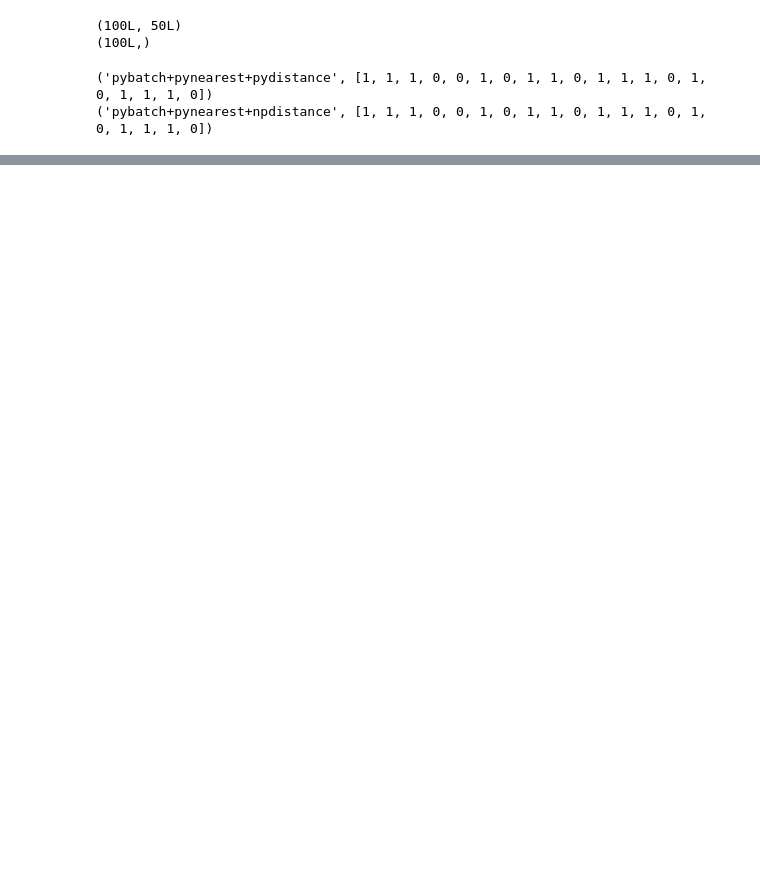
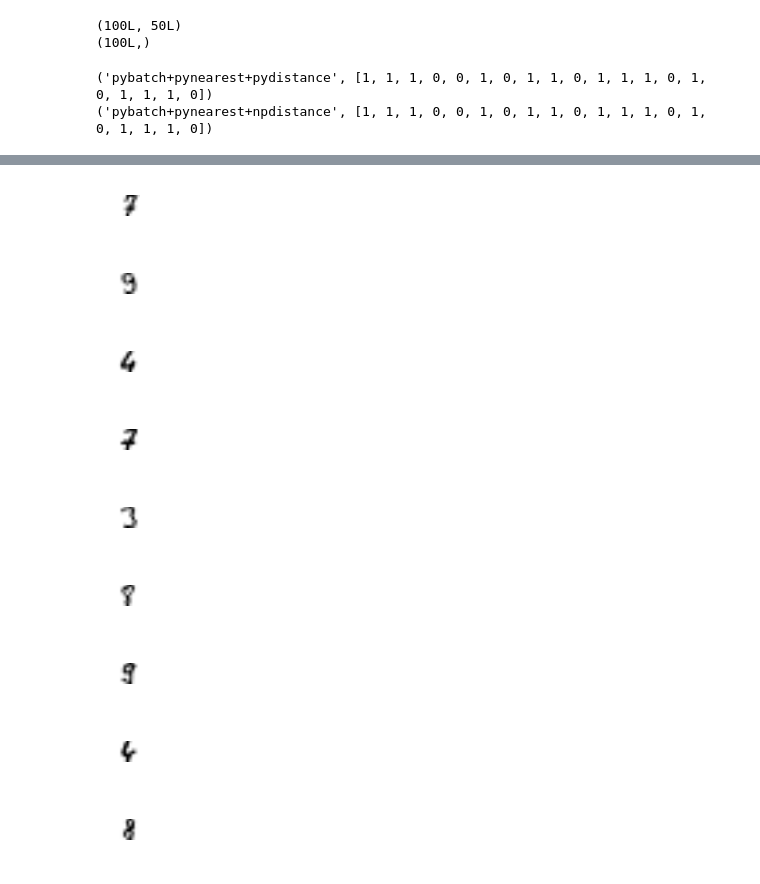
Before and after one commit to florianGithub/PyML, a Jupyter notebook: sheet_20171027_8pm/sheet2_draft.ipynb, the cells around one changed output, grey strips where cells are left out. Cells and saved outputs as stored; diff of their text form; code cells hidden in the pictures; blank space fills up the shorter version.

```diff
--- a/sheet_20171027_8pm/sheet2_draft.ipynb
+++ b/sheet_20171027_8pm/sheet2_draft.ipynb
@@ -205,0 +211,22 @@ plt.legend()
+# %%
+picsFlat,labels = data.digits()
+# %%
+for indexPic in range(9):#for 100 I get a memory warning.
+    picFlat = picsFlat[indexPic]
+    picMatrix = picFlat.reshape(8,8)
+    fig = plt.figure()
+    plt.imshow(picMatrix, interpolation='bilinear', cmap='Greys' )
+    #fig,axes = plt.subplots(3,3)
+    #axes[int(indexPic/3),indexPic%3].imshow(picMatrix, interpolation='bilinear', cmap='Greys' )
+    plt.axis('off')
+    fig.set_size_inches(0.3,0.3)
+# %% [output]
+[figure, added]
+[figure, added]
+[figure, added]
+[figure, added]
+[figure, added]
+[figure, added]
+[figure, added]
+[figure, added]
+[figure, added]
```
Also changed, not shown: parts of 10 cells of this notebook, 4 other files.
